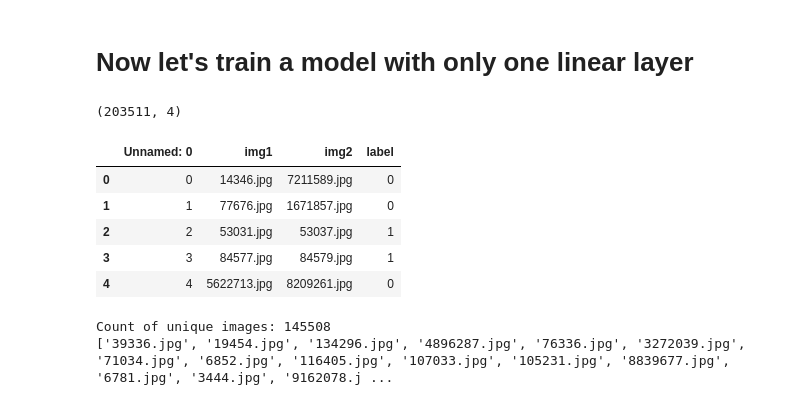
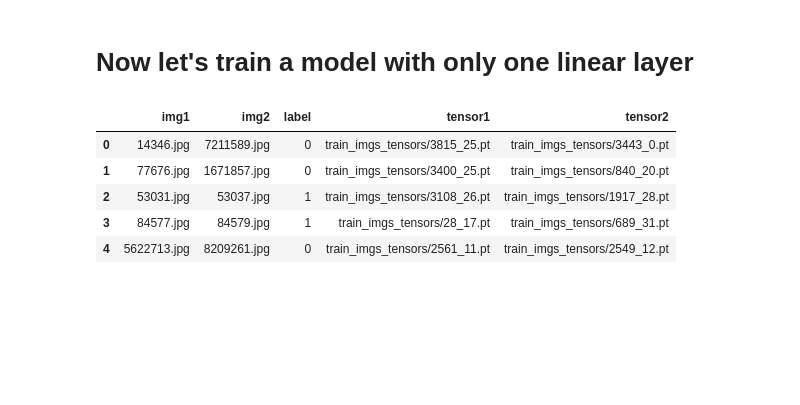
Before and after one commit to VimukthiPahasaraGodage/visual-product-recognition-2, a Jupyter notebook: Visual_Product_Recognition_DinoV2.ipynb, the cells around one changed output. Cells and saved outputs as stored; diff of their text form; code cells hidden in the pictures; blank space fills up the shorter version.

```diff
--- a/Visual_Product_Recognition_DinoV2.ipynb
+++ b/Visual_Product_Recognition_DinoV2.ipynb
@@ -529,25 +528,12 @@ Cosine distance mAP: 0.18213000502448498
 # %% [markdown]
 # Now let's train a model with only one linear layer
 # %%
-import pandas as pd
-
-train_dataset = pd.read_csv('/content/generated_datasets/train_dataset.csv', low_memory=False)
-print(train_dataset.shape)
-display(train_dataset.head())
+# train_dataset = pd.read_csv('/content/generated_datasets/train_dataset.csv', low_memory=False)
+# print(train_dataset.shape)
+# display(train_dataset.head())
-# %% [output]
-(203511, 4)
-|  | Unnamed: 0 | img1 | img2 | label |
-| 0 | 0 | 14346.jpg | 7211589.jpg | 0 |
-| 1 | 1 | 77676.jpg | 1671857.jpg | 0 |
-| 2 | 2 | 53031.jpg | 53037.jpg | 1 |
-| 3 | 3 | 84577.jpg | 84579.jpg | 1 |
-| 4 | 4 | 5622713.jpg | 8209261.jpg | 0 |
 # %%
-list_of_images = train_dataset['img1'].unique().tolist() + train_dataset['img2'].unique().tolist()
-unique_images_list = list(set(list_of_images))
-print("Count of unique images:", len(unique_images_list))
-print(unique_images_list)
+# list_of_images = train_dataset['img1'].unique().tolist() + train_dataset['img2'].unique().tolist()
+# unique_images_list = list(set(list_of_images))
+# print("Count of unique images:", len(unique_images_list))
+# print(unique_images_list[0:10])
-# %% [output]
-Count of unique images: 145508
-['39336.jpg', '19454.jpg', '134296.jpg', '4896287.jpg', '76336.jpg', '3272039.jpg', '71034.jpg', '6852.jpg', '116405.jpg', '107033.jpg', '105231.jpg', '8839677.jpg', '6781.jpg', '3444.jpg', '9162078.j ...
 # %%
@@ -607,0 +620,10 @@ df.to_csv('train_imgs_tensors/train_imgs_tensors.csv', index=False)
+# %%
+train_tensors_dataset_ = pd.read_csv('generated_datasets/train_tensors.csv', low_memory=False)
+train_tensors_dataset_.head()
+# %% [output]
+|  | img1 | img2 | label | tensor1 | tensor2 |
+| 0 | 14346.jpg | 7211589.jpg | 0 | train_imgs_tensors/3815_25.pt | train_imgs_tensors/3443_0.pt |
+| 1 | 77676.jpg | 1671857.jpg | 0 | train_imgs_tensors/3400_25.pt | train_imgs_tensors/840_20.pt |
+| 2 | 53031.jpg | 53037.jpg | 1 | train_imgs_tensors/3108_26.pt | train_imgs_tensors/1917_28.pt |
+| 3 | 84577.jpg | 84579.jpg | 1 | train_imgs_tensors/28_17.pt | train_imgs_tensors/689_31.pt |
+| 4 | 5622713.jpg | 8209261.jpg | 0 | train_imgs_tensors/2561_11.pt | train_imgs_tensors/2549_12.pt |
```
Also changed, not shown: parts of 51 cells of this notebook, 4 other files.
